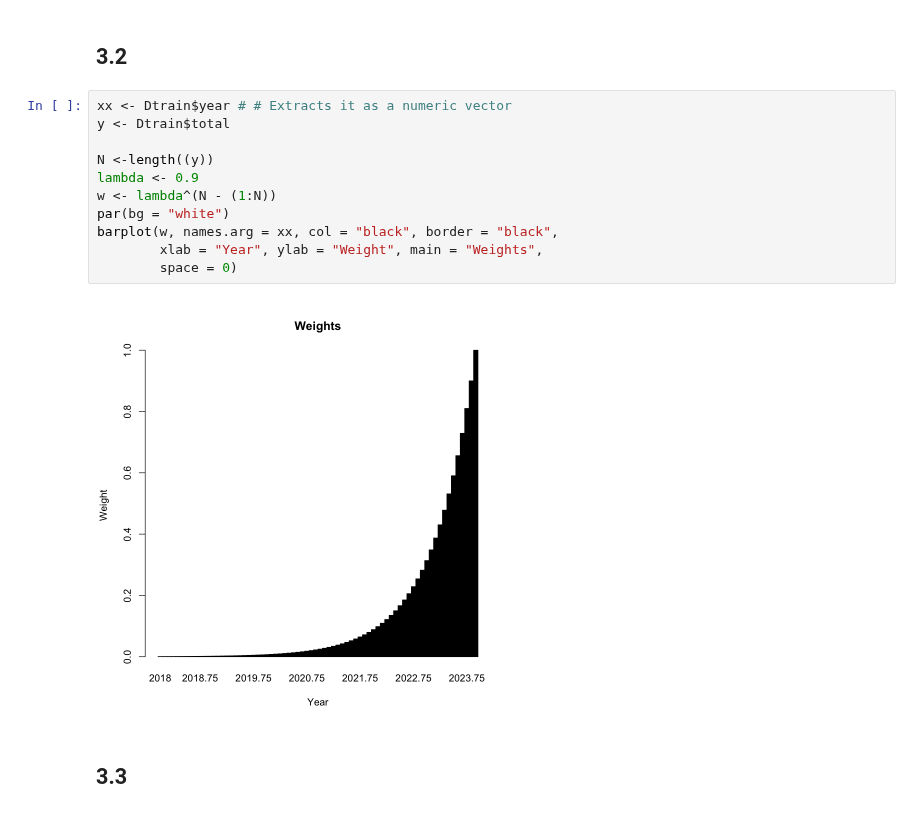
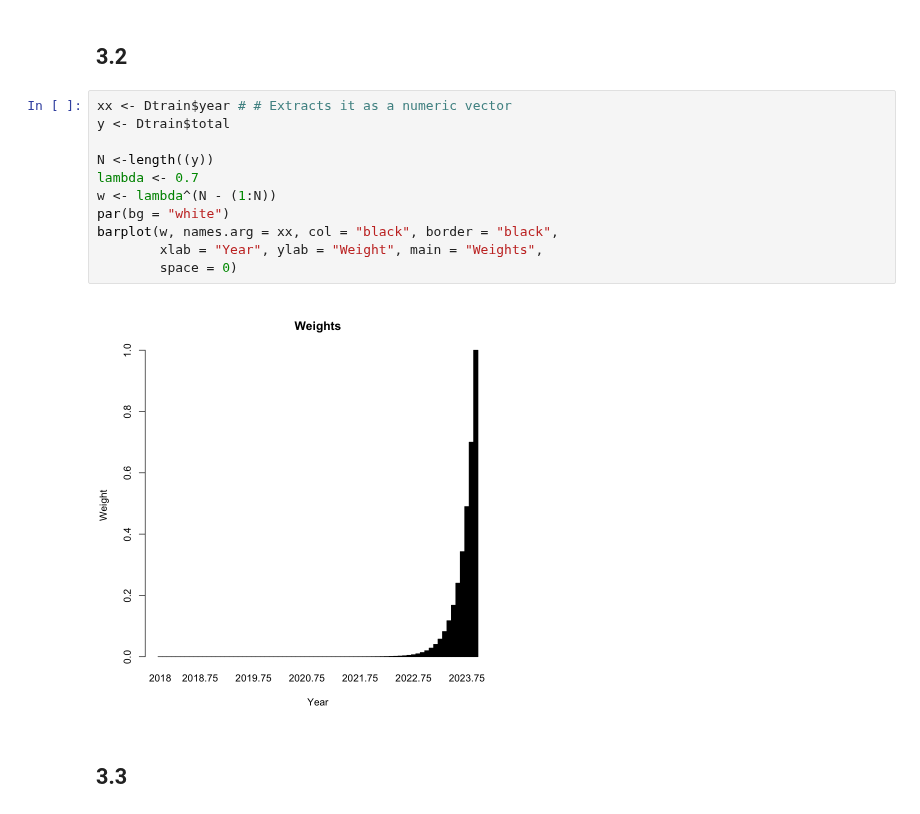
Before and after one commit to mathilderask/TimeSeriesAnalysis, a Jupyter notebook: 3.ipynb, the cells around one changed output. Saved outputs shown, nothing was run; the diff lists cells and outputs as text.

```diff
--- a/3.ipynb
+++ b/3.ipynb
@@ -37,16 +37,16 @@ Dtest <- D[D$time >= teststart, ]
 # %%
 xx <- Dtrain$year # # Extracts it as a numeric vector
 y <- Dtrain$total
 
 N <-length((y))
-lambda <- 0.9
+lambda <- 0.7
 w <- lambda^(N - (1:N))
 par(bg = "white")
 barplot(w, names.arg = xx, col = "black", border = "black",
         xlab = "Year", ylab = "Weight", main = "Weights",
         space = 0)
 # %% [output]
-[figure, old version]
+[figure, new version]
 # %% [markdown]
 ## 3.3
 # %%
```
Also changed, not shown: parts of 2 cells of this notebook, 2 other files.
